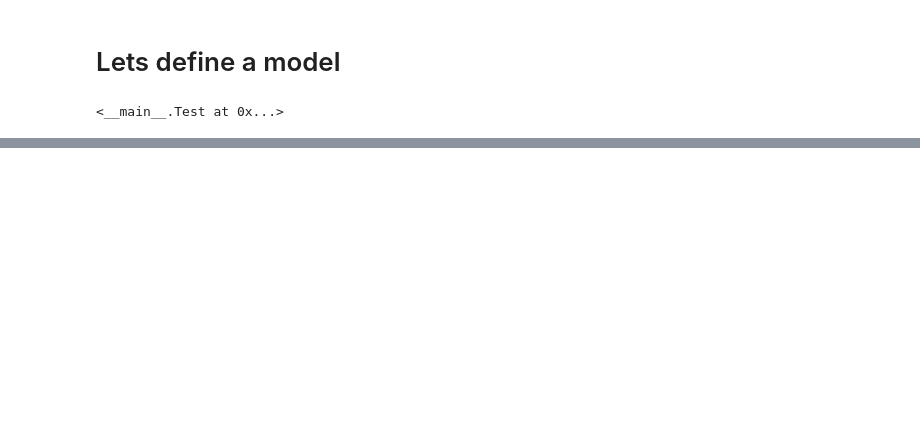
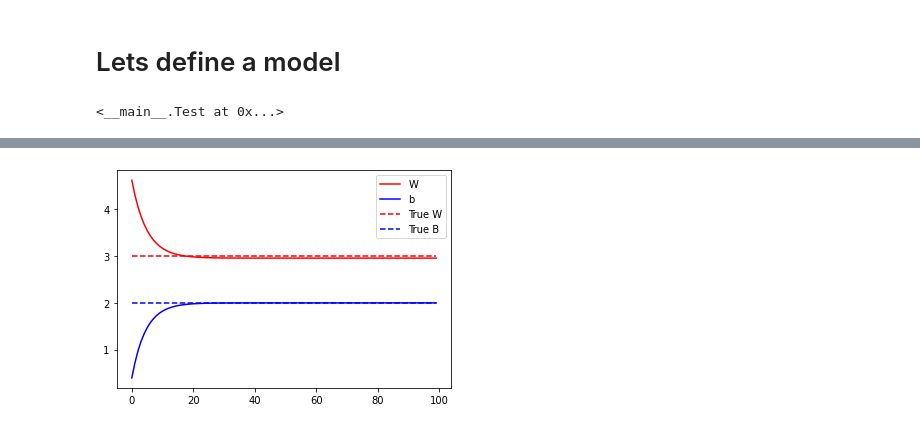
Before and after one commit to ds-fau-ck/DVC-Tensorflow, a Jupyter notebook: research_env/Calculate gradient.ipynb, the cells around one changed output, grey strips where cells are left out. Drawn from its saved outputs; the diff is of its cells as text; code cells hidden in the pictures; blank space fills up the shorter version.

```diff
--- a/research_env/Calculate gradient.ipynb
+++ b/research_env/Calculate gradient.ipynb
@@ -116,0 +162,10 @@ obj
+# %%
+def train(model,x,y,learning_rate):
+    with tf.GradientTape() as tape:
+        current_loss=MSE_loss(y, model(x))
+    dc_dw, dc_db=tape.gradient(current_loss,[model.w, model.b])
+    # update weight and bias
+    model.w.assign_sub(learning_rate*dc_dw)
+    model.b.assign_sub(learning_rate*dc_db)
+# %%
+model=MyModel()
@@ -116,0 +182,7 @@ obj
+# %%
+for epoch in range(epochs):
+    train(model,x,y,learning_rate)
+    Ws.append(model.w.numpy())
+    bs.append(model.b.numpy())
+    current_loss=MSE_loss(y,model(x))
+    print(f"For epoch: {epoch}, W: {Ws[-1]}, b: {bs[-1]}, Current_loss: {current_loss}")
@@ -116,0 +207,7 @@ obj
+# %%
+plt.plot(range(epochs), Ws, 'r', range(epochs), bs, "b")
+plt.plot([TRUE_W]*epochs, "r--", [TRUE_B]*epochs, "b--")
+plt.legend(["W","b", "True W", "True B"])
+plt.show()
+# %% [output]
+[figure, added]
```
Also changed, not shown: parts of 16 cells of this notebook.
